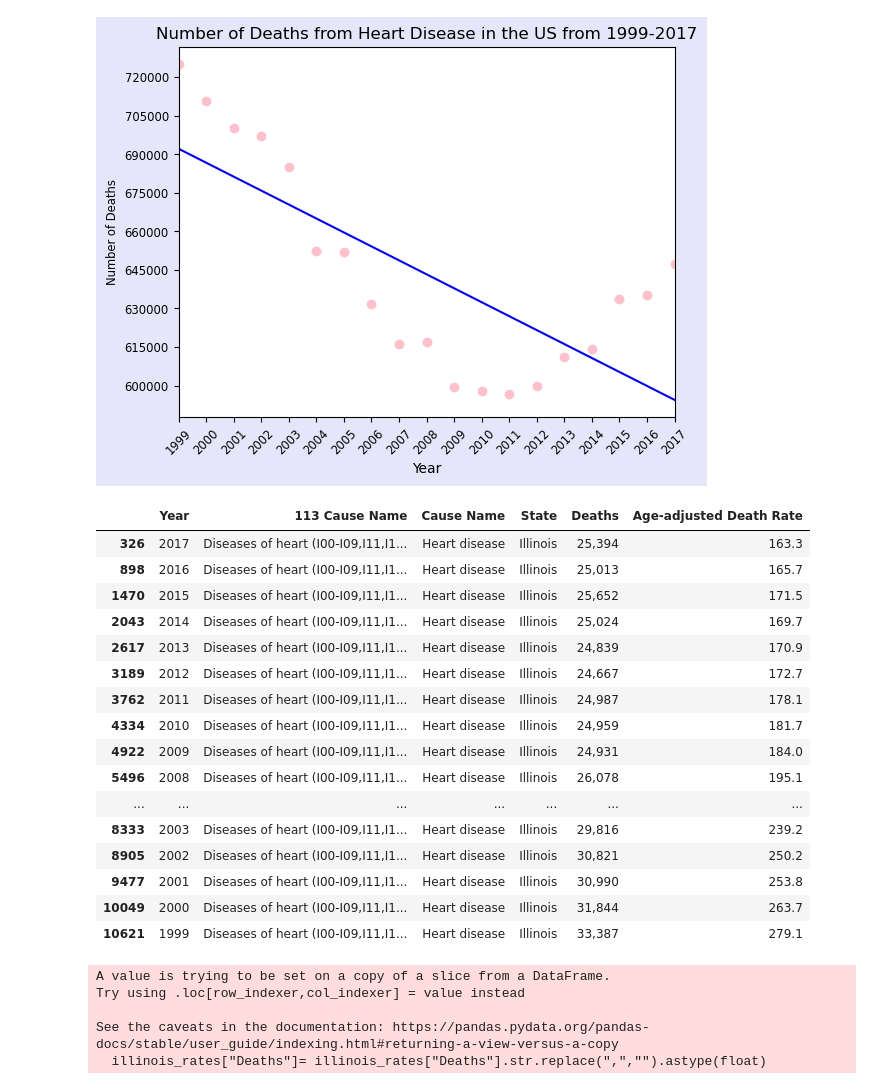
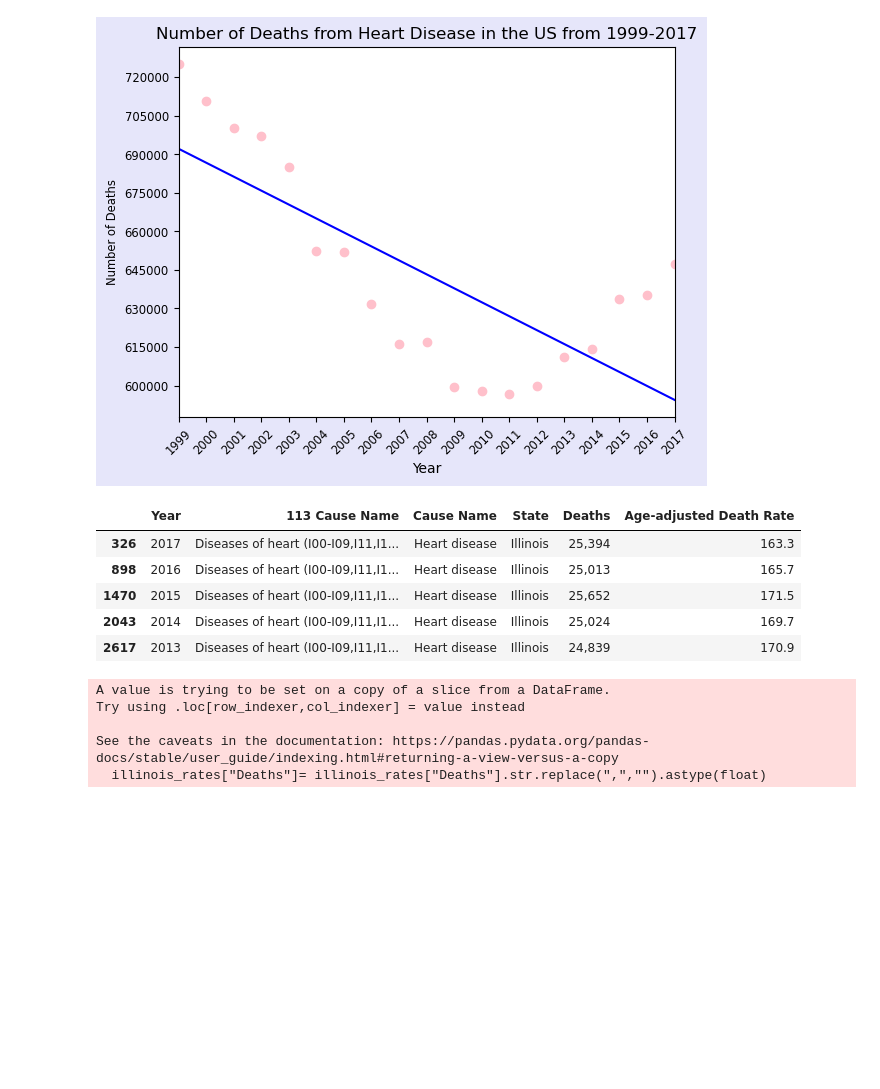
Before and after one commit to gshi76/Project1, a Jupyter notebook: Grace2.ipynb, the cells around one changed output. Drawn from its saved outputs; the diff is of its cells as text; code cells hidden in the pictures; blank space fills up the shorter version.

```diff
--- a/Grace2.ipynb
+++ b/Grace2.ipynb
@@ -107,25 +83,14 @@ plt.savefig("US_Mortality.png",format="png")
 [figure]
 # %%
 illinois_rates=death_rates_data.loc[(death_rates_data["Cause Name"]=="Heart disease")&(death_rates_data["State"]=="Illinois")]
-illinois_rates
+illinois_rates.head()
 # %% [output]
 |  | Year | 113 Cause Name | Cause Name | State | Deaths | Age-adjusted Death Rate |
 | 326 | 2017 | Diseases of heart (I00-I09,I11,I1... | Heart disease | Illinois | 25,394 | 163.3 |
 | 898 | 2016 | Diseases of heart (I00-I09,I11,I1... | Heart disease | Illinois | 25,013 | 165.7 |
 | 1470 | 2015 | Diseases of heart (I00-I09,I11,I1... | Heart disease | Illinois | 25,652 | 171.5 |
 | 2043 | 2014 | Diseases of heart (I00-I09,I11,I1... | Heart disease | Illinois | 25,024 | 169.7 |
 | 2617 | 2013 | Diseases of heart (I00-I09,I11,I1... | Heart disease | Illinois | 24,839 | 170.9 |
-| 3189 | 2012 | Diseases of heart (I00-I09,I11,I1... | Heart disease | Illinois | 24,667 | 172.7 |
-| 3762 | 2011 | Diseases of heart (I00-I09,I11,I1... | Heart disease | Illinois | 24,987 | 178.1 |
-| 4334 | 2010 | Diseases of heart (I00-I09,I11,I1... | Heart disease | Illinois | 24,959 | 181.7 |
-| 4922 | 2009 | Diseases of heart (I00-I09,I11,I1... | Heart disease | Illinois | 24,931 | 184.0 |
-| 5496 | 2008 | Diseases of heart (I00-I09,I11,I1... | Heart disease | Illinois | 26,078 | 195.1 |
-| ... | ... | ... | ... | ... | ... | ... |
-| 8333 | 2003 | Diseases of heart (I00-I09,I11,I1... | Heart disease | Illinois | 29,816 | 239.2 |
-| 8905 | 2002 | Diseases of heart (I00-I09,I11,I1... | Heart disease | Illinois | 30,821 | 250.2 |
-| 9477 | 2001 | Diseases of heart (I00-I09,I11,I1... | Heart disease | Illinois | 30,990 | 253.8 |
-| 10049 | 2000 | Diseases of heart (I00-I09,I11,I1... | Heart disease | Illinois | 31,844 | 263.7 |
-| 10621 | 1999 | Diseases of heart (I00-I09,I11,I1... | Heart disease | Illinois | 33,387 | 279.1 |
 # %%
 illinois_rates["Deaths"]= illinois_rates["Deaths"].str.replace(",","").astype(float)
 illinois_rates
```
Also changed, not shown: parts of 6 cells of this notebook.
